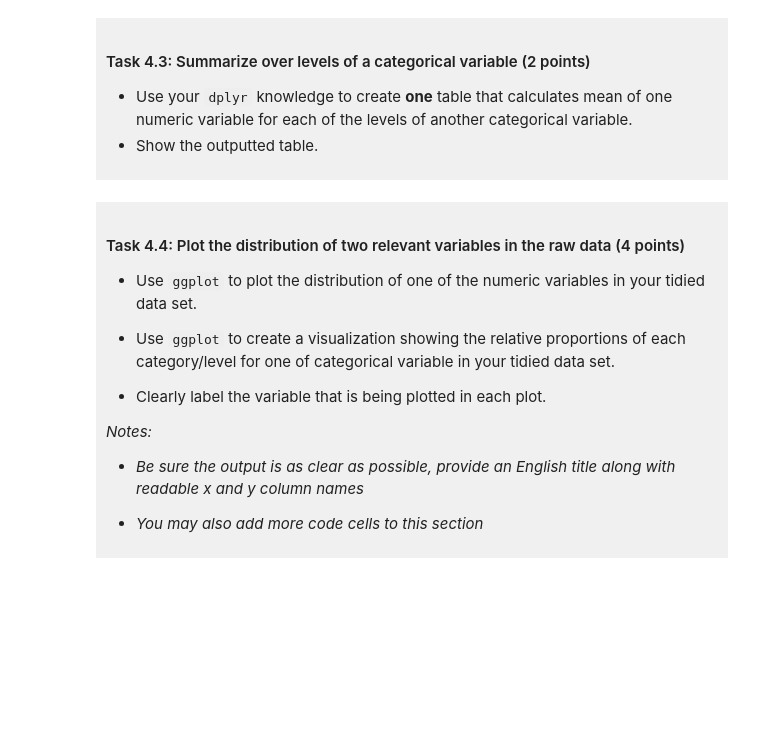
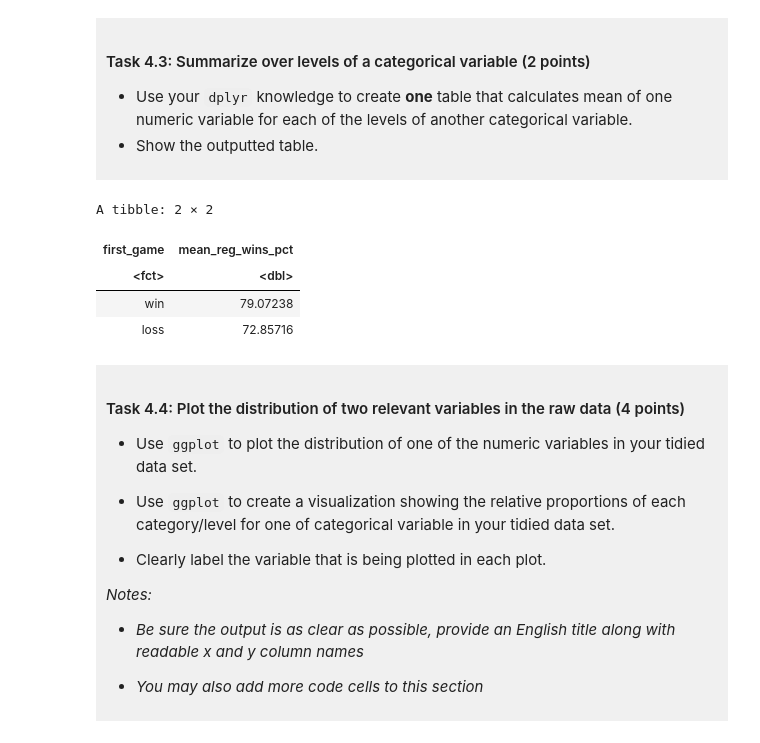
Before and after one commit to Avin-mo/dsci-100-project-avin-motie, a Jupyter notebook: dsci-100-project-notebook.ipynb, the cells around one changed output. Cells and saved outputs as stored; diff of their text form; code cells hidden in the pictures; blank space fills up the shorter version.

```diff
--- a/dsci-100-project-notebook.ipynb
+++ b/dsci-100-project-notebook.ipynb
@@ -281,6 +310,16 @@ You will refine your research question (if needed) and produce a tidy data set.
 </div>
 # %%
 ### EDIT THIS CODE CELL ###
+mean_by_result <- clean_full_data |>
+            group_by(first_game) |>
+            summarize(mean_reg_wins_pct = mean(reg_wins_pct, na.rm = TRUE))
+mean_by_result
+# %% [output]
+A tibble: 2 × 2
+| first_game | mean_reg_wins_pct |
+| <fct> | <dbl> |
+| win | 79.07238 |
+| loss | 72.85716 |
 # %% [markdown]
 <div style="background-color: #f0f0f0; padding: 10px;">
 
```
Also changed, not shown: parts of 3 cells of this notebook.
